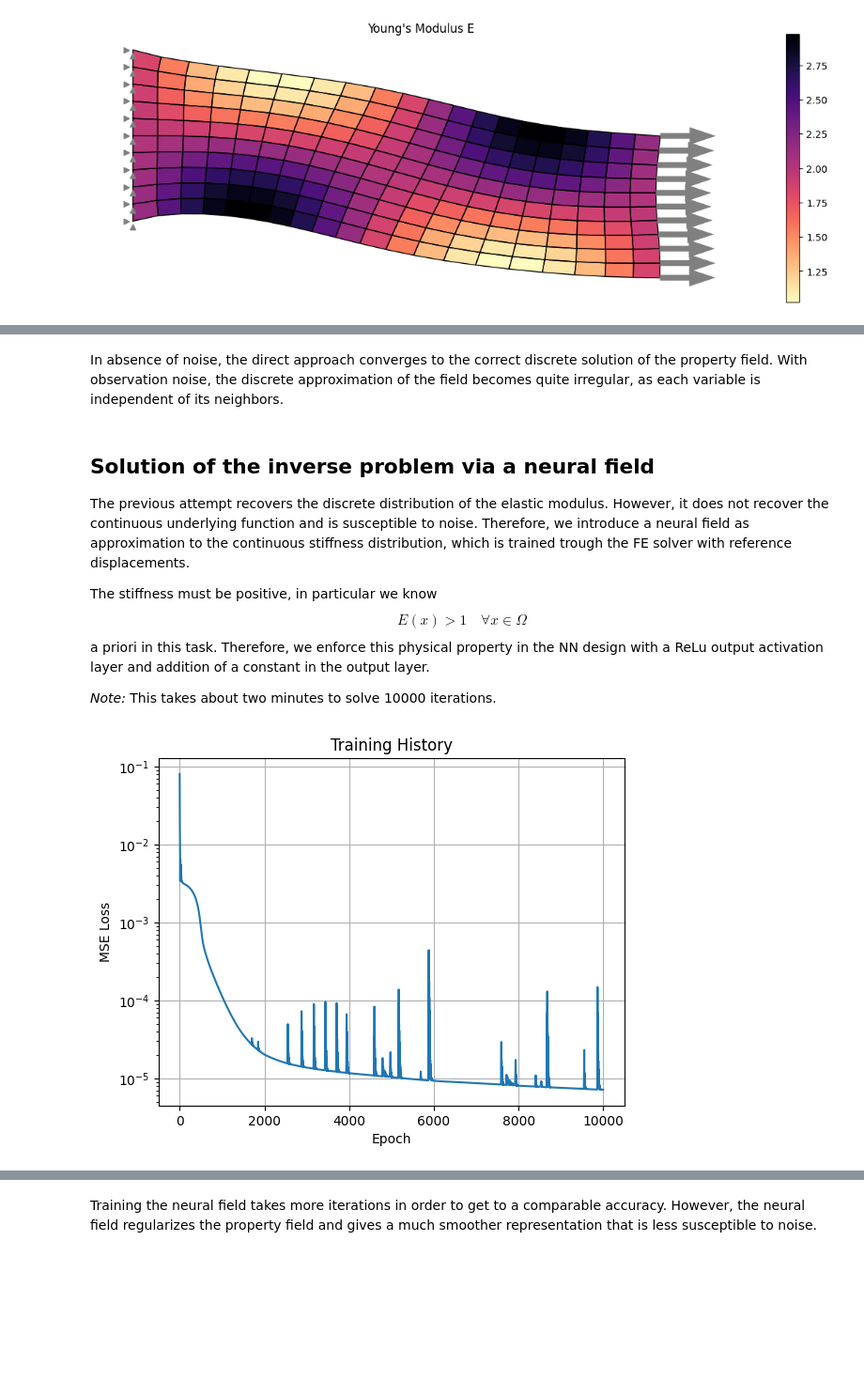
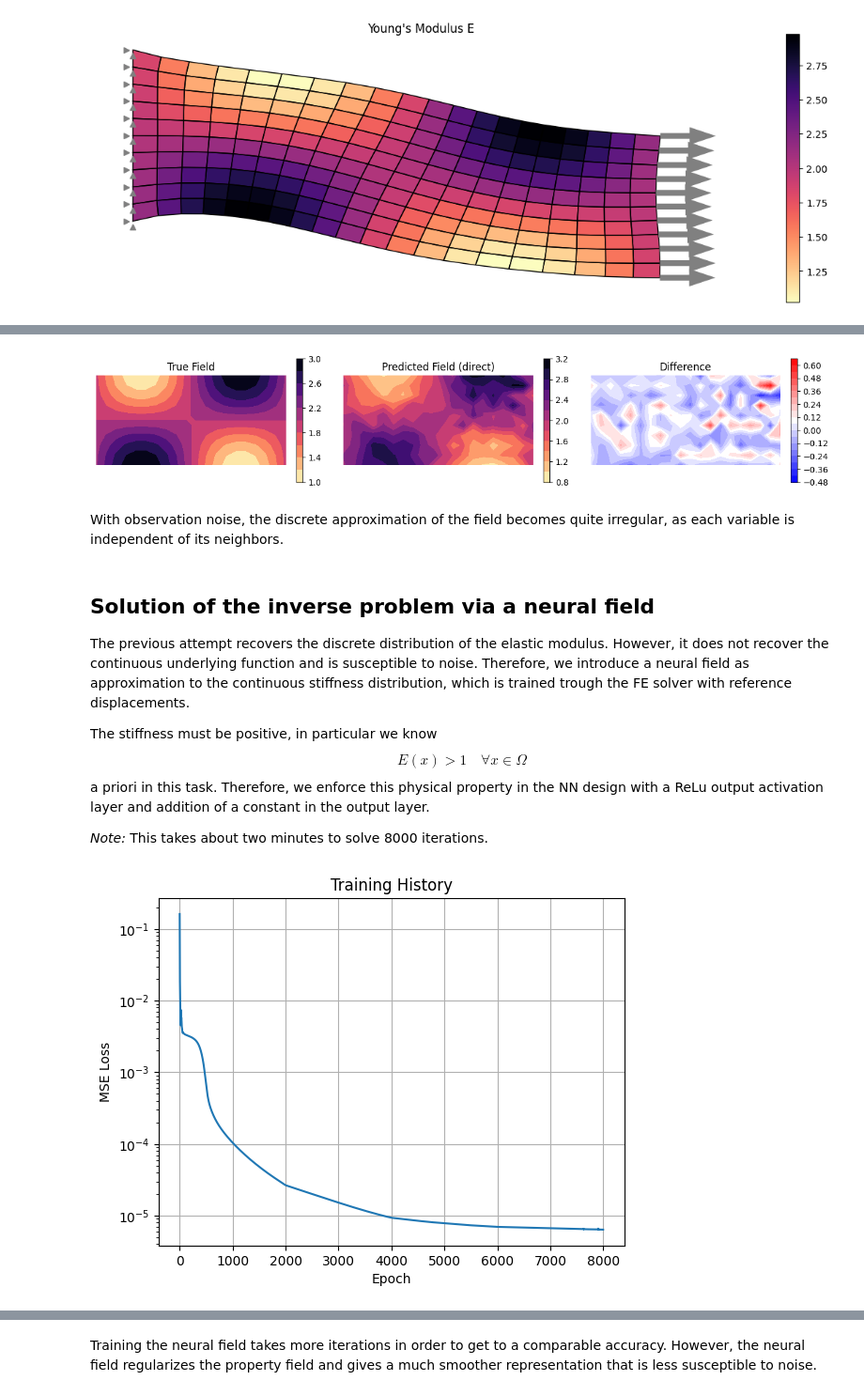
Before and after one commit to meyer-nils/torch-fem, a Jupyter notebook: examples/optimization/planar/property_fields.ipynb, the cells around one changed output, grey strips where cells are left out. Shown at 94% size. Drawn from its saved outputs; the diff is of its cells as text; code cells hidden in the pictures; blank space fills up the shorter version.

Commit message:
Improve property_fields example.

```diff
--- a/examples/optimization/planar/property_fields.ipynb
+++ b/examples/optimization/planar/property_fields.ipynb
@@ -93,7 +91,7 @@ E_direct = torch.ones(elements.shape[0], requires_grad=True)
 optimizer = torch.optim.Adam([E_direct], lr=0.1)
 history = []
 
-for epoch in tqdm(range(5000)):
+for epoch in tqdm(range(4000)):
     # Reset gradients
     optimizer.zero_grad()
 
@@ -172,0 +180,31 @@ with torch.no_grad():
+# %%
+# Set up optimization
+E_direct = torch.ones(elements.shape[0], requires_grad=True)
+optimizer = torch.optim.Adam([E_direct], lr=0.1)
+history = []
+
+for epoch in tqdm(range(4000)):
+    # Reset gradients
+    optimizer.zero_grad()
+
+    # Update material field
+    sample.material = IsotropicElasticityPlaneStress(E=E_direct, nu=nu_centers)
+
+    # Compute MSE loss between predicted and reference displacements
+    u, _, _, _, _ = sample.solve()
+    loss = torch.mean((u - u_ref) ** 2)
+
+    # Make optimizer step
+    loss.backward()
+    optimizer.step()
+
+    # Append training loss
+    with torch.autograd.no_grad():
+        history.append(float(loss.data))
+
+# Plot history
+plt.semilogy(history)
+plt.xlabel("Epoch")
+plt.ylabel("MSE Loss")
+plt.grid()
+plt.show()
@@ -173,5 +230,35 @@ with torch.no_grad():
+# %%
+# Evaluate true field on grid
+E_true = E(ecenters).reshape(X.shape)
+
+# Predicted field
+E_pred = E_direct.detach().reshape(X.shape)
+
+# Evaluate difference
+delta = E_pred - E_true
+
+with torch.no_grad():
+    fig, ax = plt.subplots(1, 3, figsize=(15, 5))
+    c1 = ax[0].contourf(X, Y, E_true, levels=10, cmap="magma_r")
+    ax[0].set_title("True Field")
+    ax[0].set_aspect("equal")
+    ax[0].set_axis_off()
+    fig.colorbar(c1, ax=ax[0], fraction=0.03)
+    c2 = ax[1].contourf(X, Y, E_pred, levels=10, cmap="magma_r")
+    ax[1].set_title("Predicted Field (direct)")
+    ax[1].set_aspect("equal")
+    ax[1].set_axis_off()
+    fig.colorbar(c2, ax=ax[1], fraction=0.03)
+    c3 = ax[2].contourf(X, Y, delta, levels=20, cmap="bwr")
+    ax[2].set_title("Difference")
+    ax[2].set_aspect("equal")
+    ax[2].set_axis_off()
+    fig.colorbar(c3, ax=ax[2], fraction=0.03)
+    plt.show()
+# %% [output]
+[figure, added]
 # %% [markdown]
-In absence of noise, the direct approach converges to the correct discrete solution of the property field. With observation noise, the discrete approximation of the field becomes quite irregular, as each variable is independent of its neighbors.
+With observation noise, the discrete approximation of the field becomes quite irregular, as each variable is independent of its neighbors.
 # %% [markdown]
 ## Solution of the inverse problem via a neural field
 
@@ -185,7 +272,7 @@ a priori in this task. Therefore, we enforce this physical property in the NN de
 
 
 
-*Note:* This takes about two minutes to solve 10000 iterations.
+*Note:* This takes about two minutes to solve 8000 iterations.
 # %%
 class Net(torch.nn.Module):
     def __init__(self):
@@ -205,38 +292,38 @@ neural_field = Net()
 # %%
 # Set up optimization
 optimizer = torch.optim.Adam(neural_field.parameters(), lr=0.001)
-scheduler = StepLR(optimizer, step_size=2000, gamma=0.8)
+scheduler = StepLR(optimizer, step_size=2000, gamma=0.5)
 history = []
 
-for epoch in tqdm(range(10000)):
+for epoch in tqdm(range(8000)):
     # Reset gradients
     optimizer.zero_grad()
 
     # Update material field
     E_centers = neural_field(ecenters)
     sample.material = IsotropicElasticityPlaneStress(E=E_centers, nu=nu_centers)
 
     # Compute MSE loss between predicted and reference displacements
     u, _, _, _, _ = sample.solve()
     loss = torch.mean((u - u_ref) ** 2)
 
     # Make optimizer step
     loss.backward()
     optimizer.step()
     scheduler.step()
 
     # Append training loss
     with torch.autograd.no_grad():
         history.append(float(loss.data))
 
 plt.semilogy(history)
 plt.xlabel("Epoch")
 plt.ylabel("MSE Loss")
 plt.title("Training History")
 plt.grid()
 plt.show()
 # %% [output]
-[figure, old version]
+[figure, new version]
 # %%
 # Create grid for evaluation
 x = torch.linspace(0, 2.0, 50)
```
Also changed, not shown: parts of 13 cells of this notebook.
